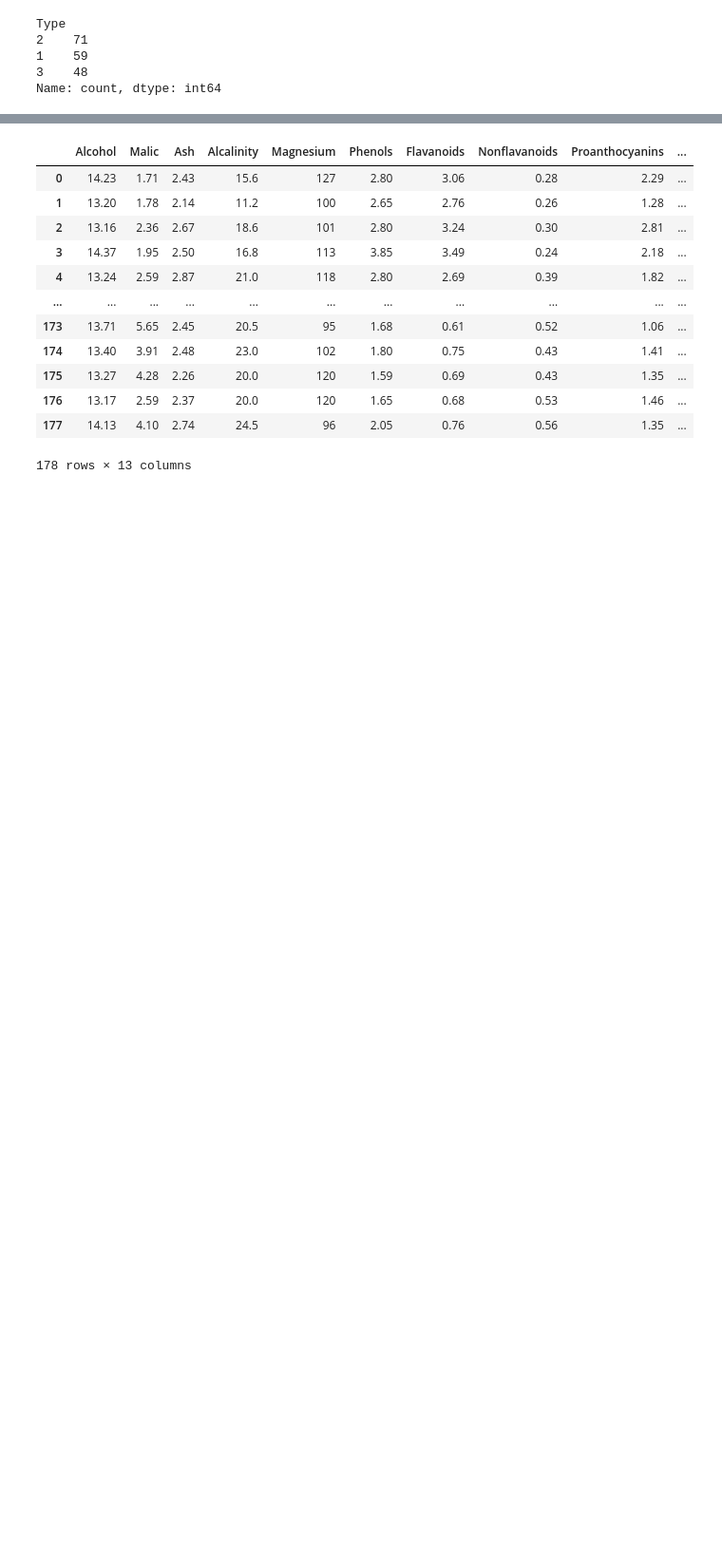
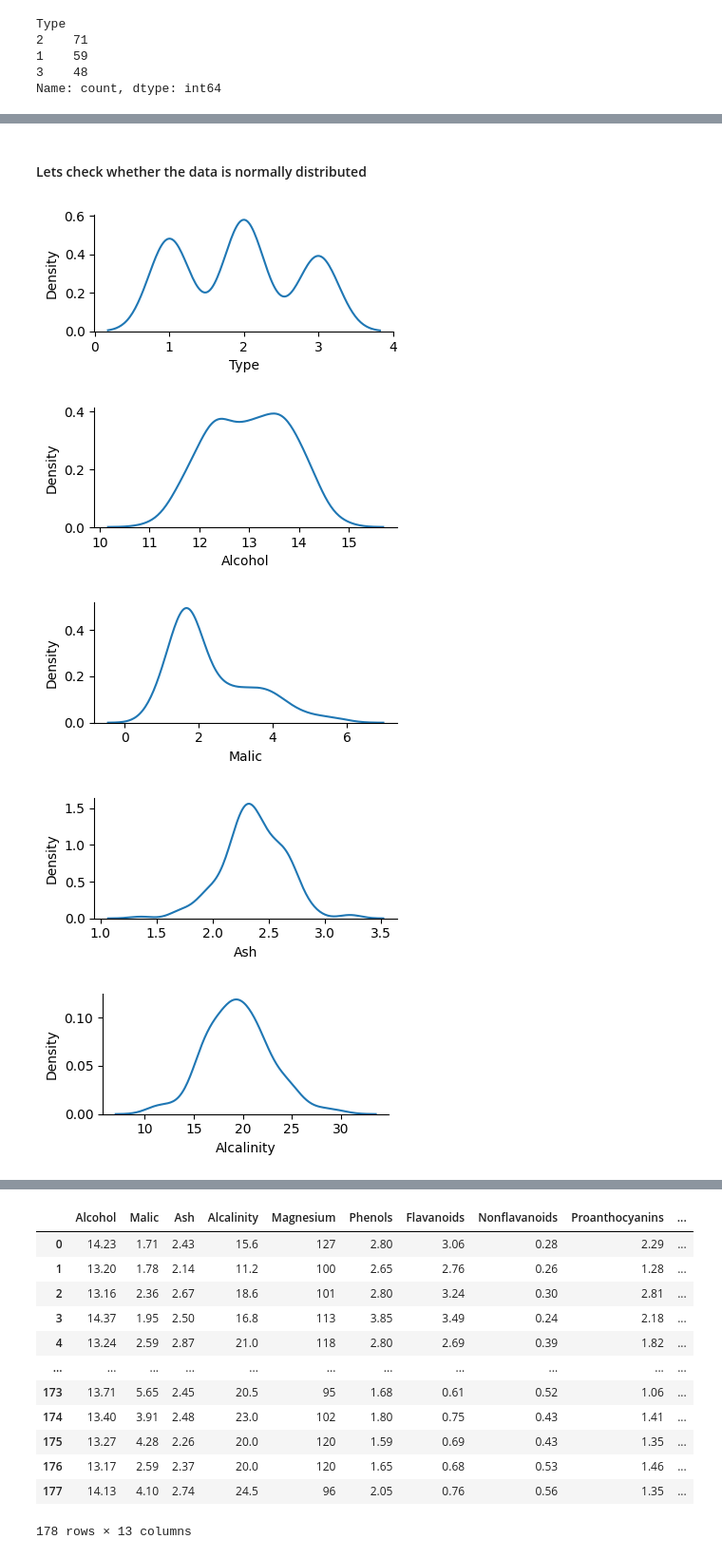
Before and after one commit to its-relative/Excelr, a Jupyter notebook: assignments/PCA/PCAwine.ipynb, the cells around one changed output, grey strips where cells are left out. Shown at 95% size. Saved outputs shown, nothing was run; the diff lists cells and outputs as text; code cells hidden in the pictures; blank space fills up the shorter version.

```diff
--- a/assignments/PCA/PCAwine.ipynb
+++ b/assignments/PCA/PCAwine.ipynb
@@ -28,0 +97,13 @@ Name: count, dtype: int64
+# %% [markdown]
+#### Lets check whether the data is normally distributed
+# %%
+for feature in df.columns:
+    sns.displot(data = df, kind='kde',x = feature, height = 2 , aspect = 2)
+plt.tight_layout()
+plt.show()
+# %% [output]
+[figure, added]
+[figure, added]
+[figure, added]
+[figure, added]
+[figure, added]
```
Also changed, not shown: parts of 46 cells of this notebook.
